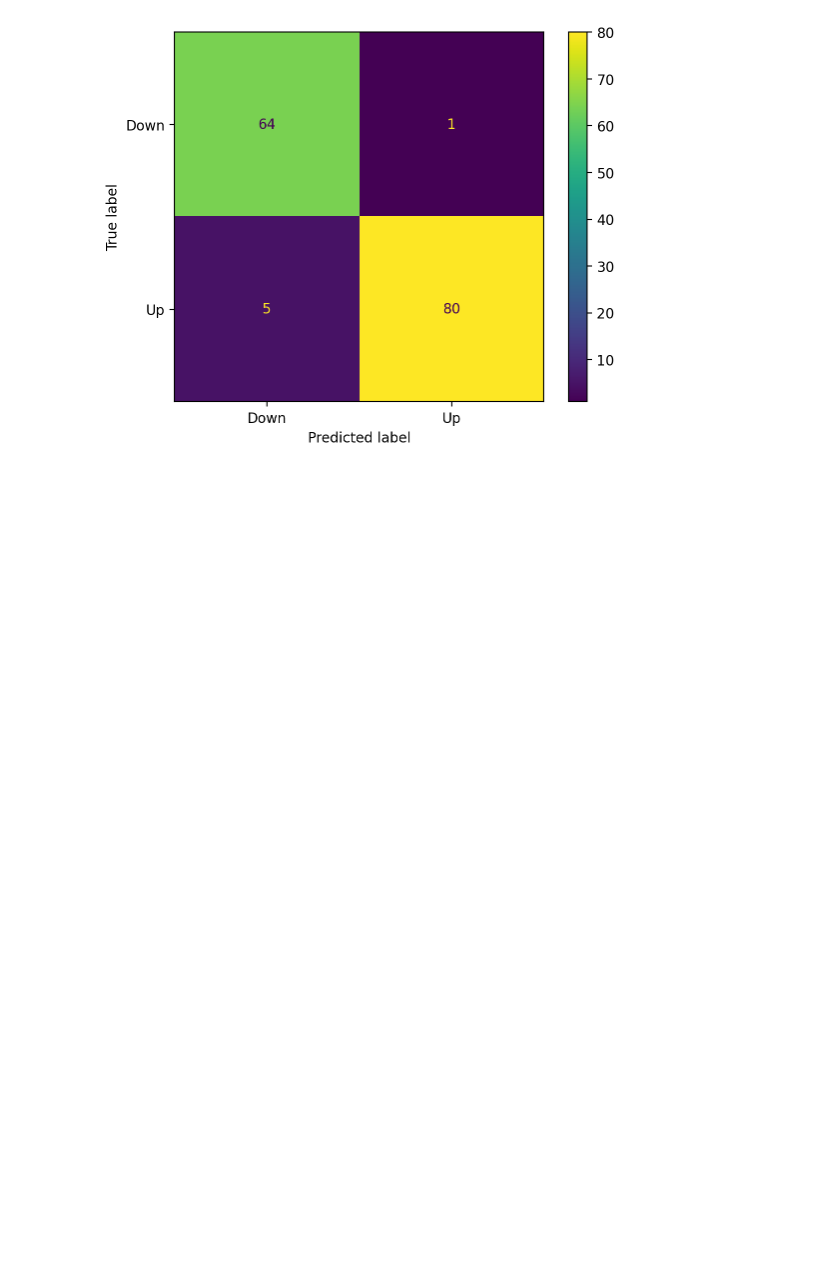
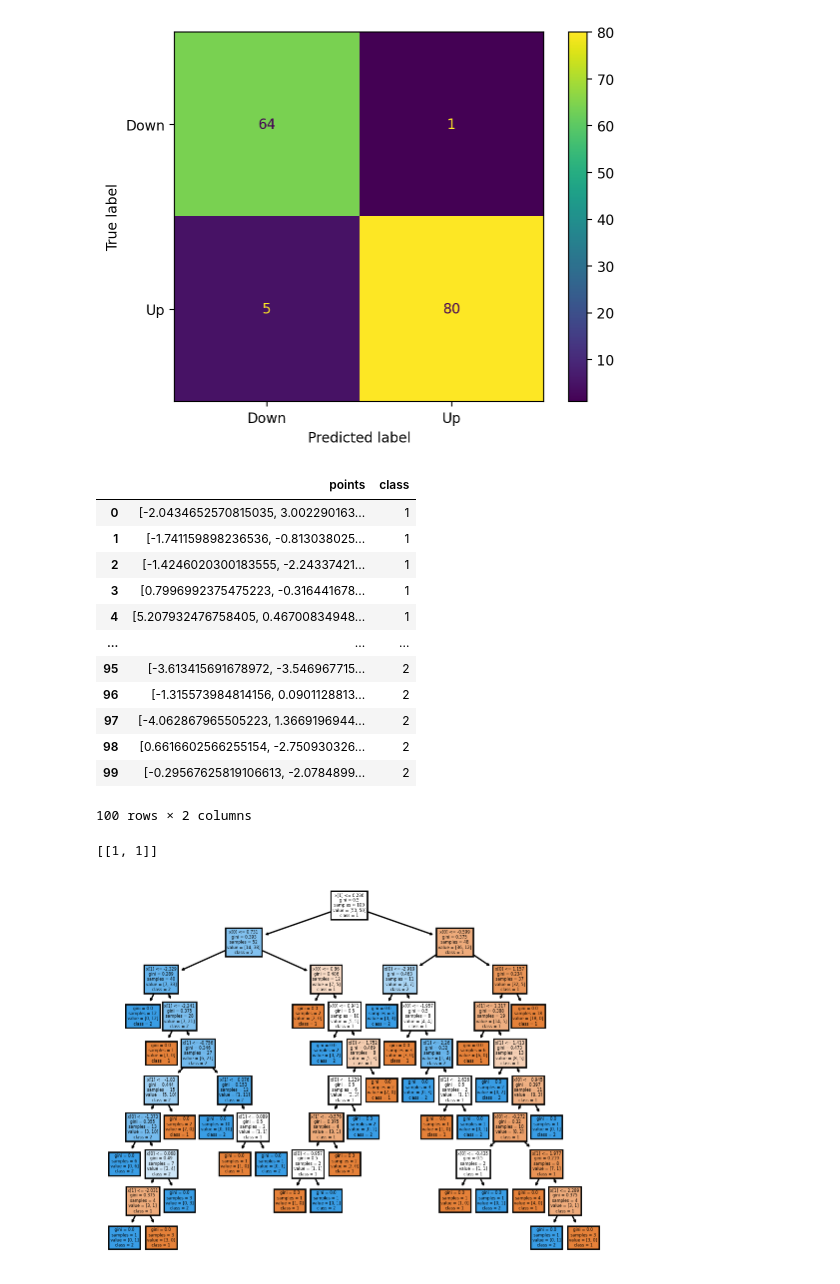
Before and after one commit to davvidbaker/aes-hw-s24, a Jupyter notebook: data-science/hw6-classification.ipynb, the cells around one changed output. Drawn from its saved outputs; the diff is of its cells as text; code cells hidden in the pictures; blank space fills up the shorter version.

Commit message:
data science hw 6

```diff
--- a/data-science/hw6-classification.ipynb
+++ b/data-science/hw6-classification.ipynb
@@ -81,3 +81,39 @@ disp = ConfusionMatrixDisplay(confusion, display_labels=labels)
 disp.plot();
 # %% [output]
 [figure]
+# %%
+import numpy as np
+from sklearn import tree
+
+cov = [[3, 0], [0, 3]]
+d1 = ((a, 1) for a in np.random.multivariate_normal([1, 1], cov, 50))
+d2 = ((a, 2) for a in np.random.multivariate_normal([-1, -1], cov, 50))
+
+df = pd.DataFrame([*d1, *d2], columns=["points", "class"])
+display(df)
+
+
+X = [x for x in df["points"]] # not sure why this is necessary, but it doesn't work without this step
+y = df["class"]
+
+clf = tree.DecisionTreeClassifier()
+clf = clf.fit(X, y)
+tree.plot_tree(clf, filled=True, class_names=["1", "2"])
+
+print([[1, 1]])
+# %% [output]
+|  | points | class |
+| 0 | [-2.0434652570815035, 3.002290163... | 1 |
+| 1 | [-1.741159898236536, -0.813038025... | 1 |
+| 2 | [-1.4246020300183555, -2.24337421... | 1 |
+| 3 | [0.7996992375475223, -0.316441678... | 1 |
+| 4 | [5.207932476758405, 0.46700834948... | 1 |
+| ... | ... | ... |
+| 95 | [-3.613415691678972, -3.546967715... | 2 |
+| 96 | [-1.315573984814156, 0.0901128813... | 2 |
+| 97 | [-4.062867965505223, 1.3669196944... | 2 |
+| 98 | [0.6616602566255154, -2.750930326... | 2 |
+| 99 | [-0.29567625819106613, -2.0784899... | 2 |
+100 rows × 2 columns
+[[1, 1]]
+[figure, added]
```
Also changed, not shown: parts of 1 cell of this notebook.
